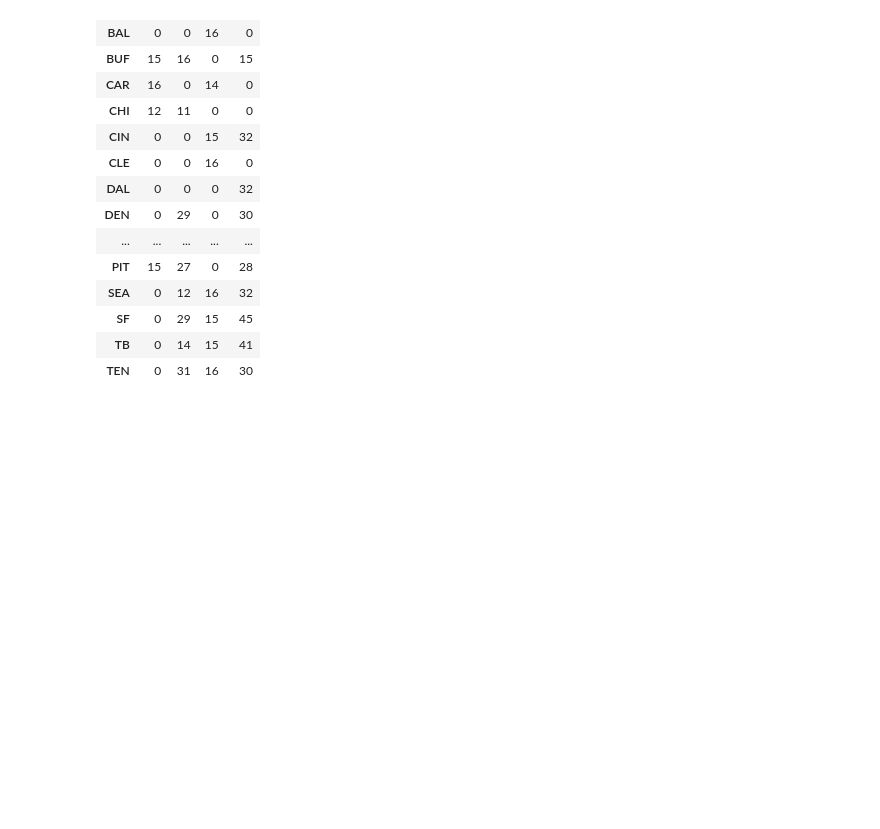
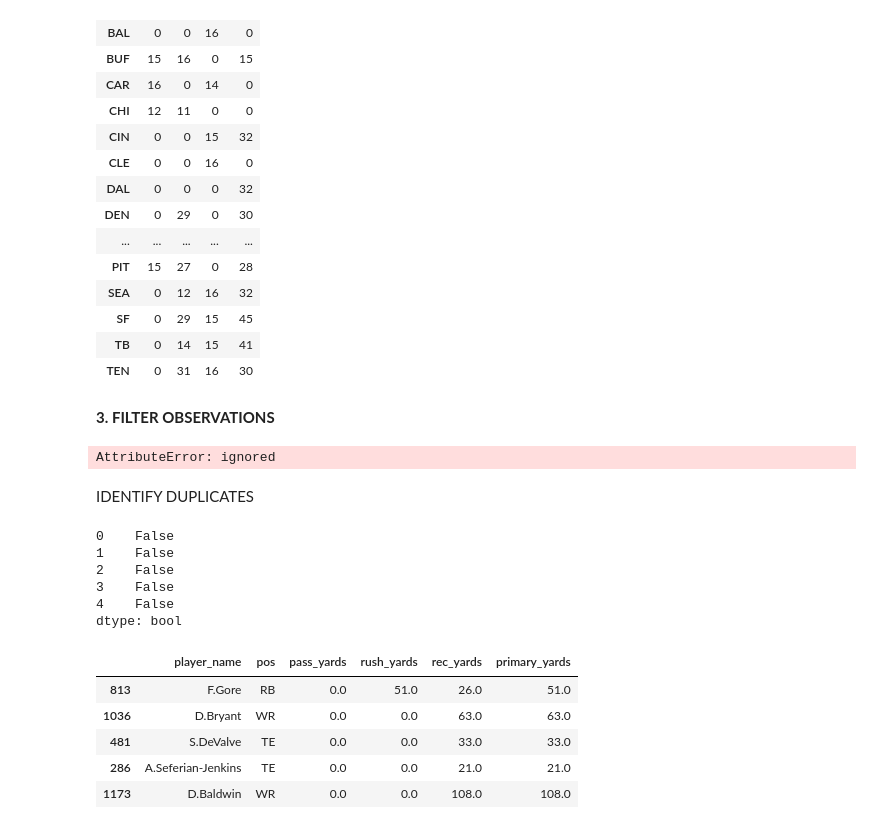
Before and after one commit to wcrowley342/leantocodefantasyfootball, a Jupyter notebook: Learn_to_code_with_fantasy_football_PANDAS.ipynb, the cells around one changed output. Saved outputs shown, nothing was run; the diff lists cells and outputs as text; code cells hidden in the pictures; blank space fills up the shorter version.

```diff
--- a/Learn_to_code_with_fantasy_football_PANDAS.ipynb
+++ b/Learn_to_code_with_fantasy_football_PANDAS.ipynb
@@ -362,3 +362,22 @@ pd.crosstab(pg['team'], pg['pos'])
 | SF | 0 | 29 | 15 | 45 |
 | TB | 0 | 14 | 15 | 41 |
 | TEN | 0 | 31 | 16 | 30 |
+# %% [markdown]
+**3. FILTER OBSERVATIONS**
+# %%
+Tavis_Kelce_id = 4
+
+pd.loc[Travis_Kelce_id]
+# %% [output]
+AttributeError: ignored
+# %% [markdown]
+IDENTIFY DUPLICATES
+# %%
+pg.duplicated().head()
+# %% [output]
+0    False
+1    False
+2    False
+3    False
+4    False
+dtype: bool
@@ -364,0 +391,10 @@ pd.crosstab(pg['team'], pg['pos'])
+# %%
+pg[['player_name', 'pos', 'pass_yards', 'rush_yards',
+'rec_yards', 'primary_yards']].sample(5)
+# %% [output]
+|  | player_name | pos | pass_yards | rush_yards | rec_yards | primary_yards |
+| 813 | F.Gore | RB | 0.0 | 51.0 | 26.0 | 51.0 |
+| 1036 | D.Bryant | WR | 0.0 | 0.0 | 63.0 | 63.0 |
+| 481 | S.DeValve | TE | 0.0 | 0.0 | 33.0 | 33.0 |
+| 286 | A.Seferian-Jenkins | TE | 0.0 | 0.0 | 21.0 | 21.0 |
+| 1173 | D.Baldwin | WR | 0.0 | 0.0 | 108.0 | 108.0 |
```
Also changed, not shown: parts of 17 cells of this notebook.
